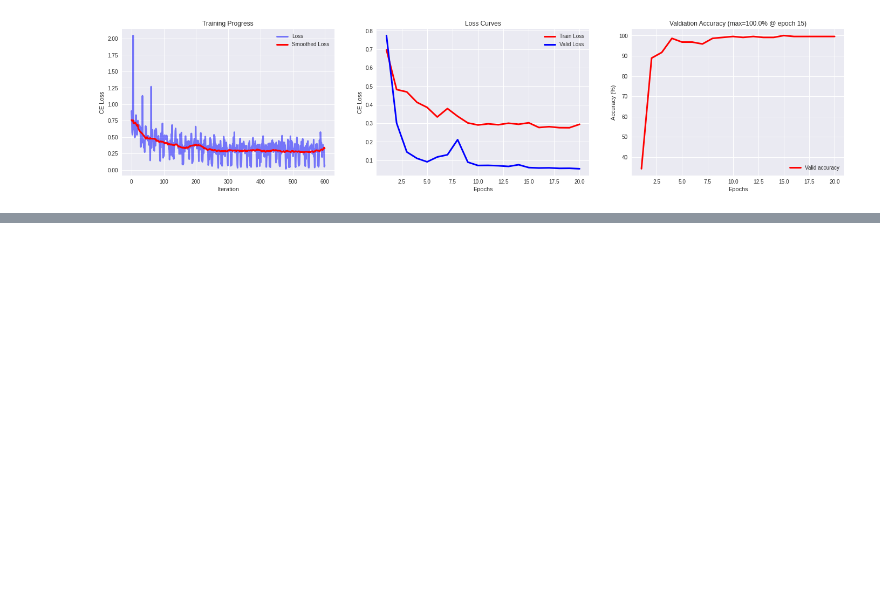
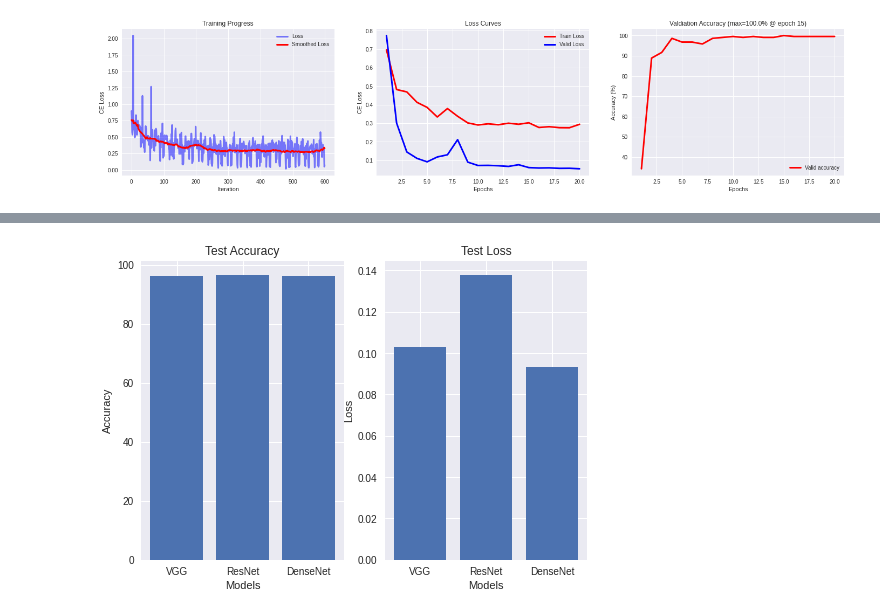
Before and after one commit to bsen/Lab-Vision-Systems, a Jupyter notebook: assignment_04/Untitled.ipynb, the cells around one changed output, grey strips where cells are left out. Cells and saved outputs as stored; diff of their text form; code cells hidden in the pictures; blank space fills up the shorter version.

```diff
--- a/assignment_04/Untitled.ipynb
+++ b/assignment_04/Untitled.ipynb
@@ -378,0 +386,22 @@ NameError: name 'plot_stats' is not defined
+# %%
+criterion = nn.CrossEntropyLoss()
+vgg_acc, vgg_loss = eval_model(vgg_11, test_loader, criterion, device)
+resnet_acc, resnet_loss = eval_model(resnet_18, test_loader, criterion, device)
+densenet_acc, densenet_loss = eval_model(densenet, test_loader, criterion, device)
+# %%
+plt.style.use('seaborn')
+fig, ax = plt.subplots(1,2)
+models = ['VGG', 'ResNet', 'DenseNet']
+acc = [vgg_acc, resnet_acc, densenet_acc]
+loss = [vgg_loss, resnet_loss, densenet_loss]
+ax[0].bar(models, acc)
+ax[0].set_xlabel("Models")
+ax[0].set_ylabel("Accuracy")
+ax[0].set_title(f"Test Accuracy")
+ax[1].bar(models,loss)
+ax[1].set_xlabel("Models")
+ax[1].set_ylabel("Loss")
+ax[1].set_title(f"Test Loss")
+plt.show()
+# %% [output]
+[figure, added]
```
Also changed, not shown: parts of 11 cells of this notebook.
